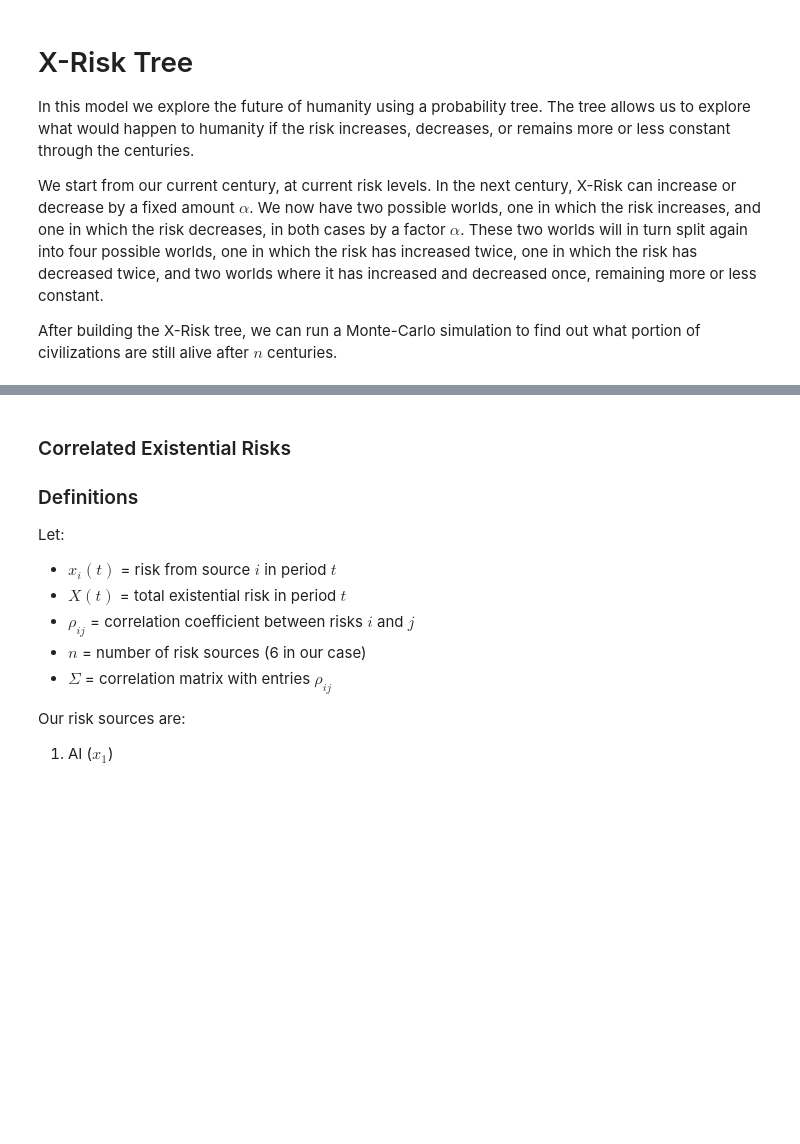
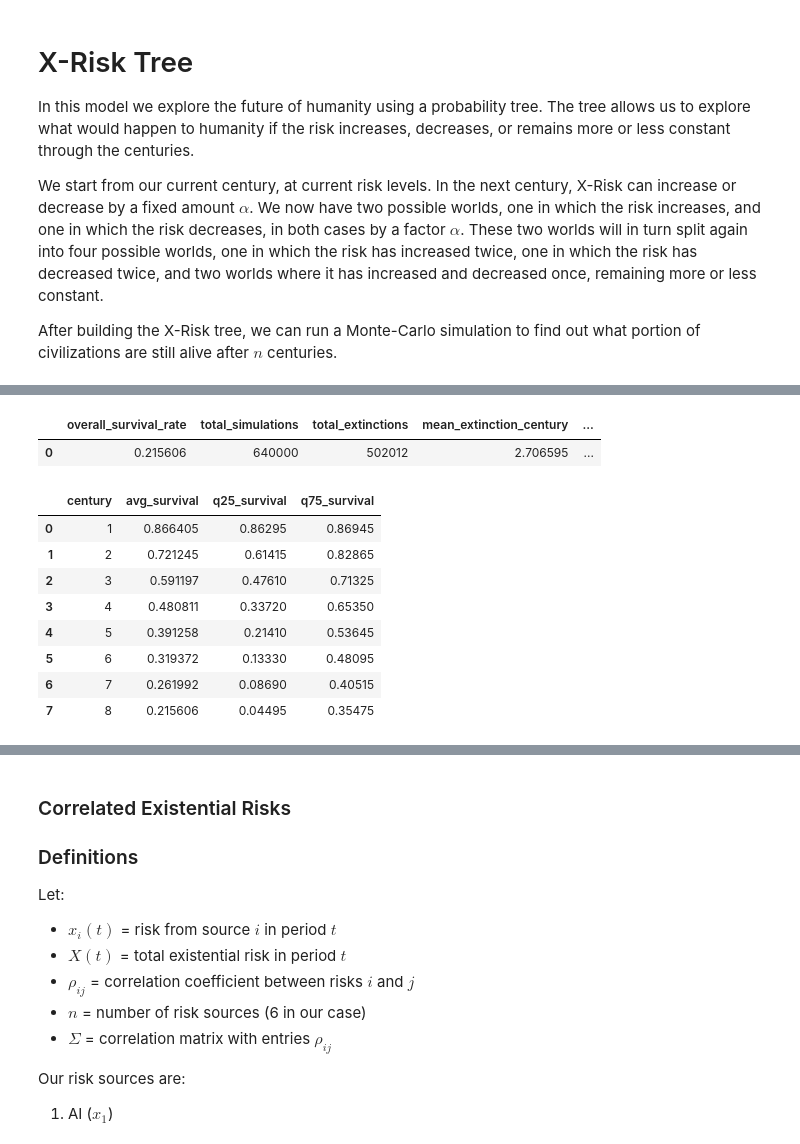
Before and after one commit to aarangop/the-extinction-game, a Jupyter notebook: x-risk_estimation-disjoint_events.ipynb, the cells around one changed output, grey strips where cells are left out. Saved outputs shown, nothing was run; the diff lists cells and outputs as text; code cells hidden in the pictures; blank space fills up the shorter version.

```diff
--- a/x-risk_estimation-disjoint_events.ipynb
+++ b/x-risk_estimation-disjoint_events.ipynb
@@ -484,0 +734,19 @@ Maximum generations with 10GB RAM and 1000 simulations: 19
+# %%
+# Get stats
+stats_df, survival_by_century = experiment.get_stats()
+stats_df
+# %% [output]
+|  | overall_survival_rate | total_simulations | total_extinctions | mean_extinction_century | ... |
+| 0 | 0.215606 | 640000 | 502012 | 2.706595 | ... |
+# %%
+survival_by_century
+# %% [output]
+|  | century | avg_survival | q25_survival | q75_survival |
+| 0 | 1 | 0.866405 | 0.86295 | 0.86945 |
+| 1 | 2 | 0.721245 | 0.61415 | 0.82865 |
+| 2 | 3 | 0.591197 | 0.47610 | 0.71325 |
+| 3 | 4 | 0.480811 | 0.33720 | 0.65350 |
+| 4 | 5 | 0.391258 | 0.21410 | 0.53645 |
+| 5 | 6 | 0.319372 | 0.13330 | 0.48095 |
+| 6 | 7 | 0.261992 | 0.08690 | 0.40515 |
+| 7 | 8 | 0.215606 | 0.04495 | 0.35475 |
```
Also changed, not shown: parts of 35 cells of this notebook, 15 other files.
